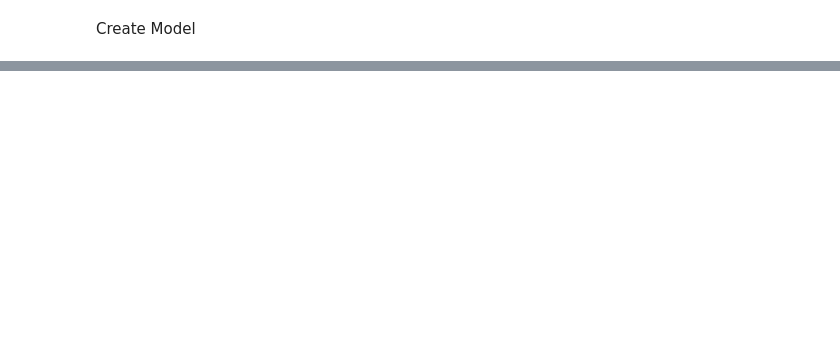
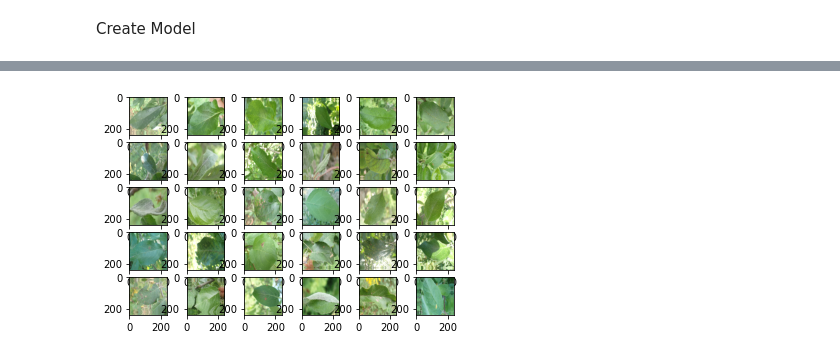
Before and after one commit to pegjul/DeepLearningModels, a Jupyter notebook: Transformer/Transformer.ipynb, the cells around one changed output, grey strips where cells are left out. Saved outputs shown, nothing was run; the diff lists cells and outputs as text; code cells hidden in the pictures; blank space fills up the shorter version.

Commit message:
Added a Transformer network using EfficientNet1 as base. Dataset trained for Plant Pathology 2021 - FGVC8 Kaggle competition

```diff
--- a/Transformer/Transformer.ipynb
+++ b/Transformer/Transformer.ipynb
@@ -90,0 +23,11 @@ INFO:tensorflow:Using MirroredStrategy with devices ('/job:localhost/replica:0/t
+# %%
+import json
+with open('config.json', 'r') as f:
+    config = json.load(f)
+
+img_shape = config["img_shape"]
+batch_size = config["batch_size"]
+from_logits = config["from_logits"]
+learning_rate = config["learning_rate"]
+weight_decay = config["weight_decay"]
+num_epochs = config["num_epochs"]
@@ -92,0 +107,25 @@ Create Model
+# %%
+data_augmentation = tf.keras.Sequential(
+    [
+        tfl.experimental.preprocessing.RandomFlip("horizontal"),
+        tfl.experimental.preprocessing.RandomFlip("vertical"),
+        tfl.experimental.preprocessing.RandomRotation(factor=0.02),
+        tfl.experimental.preprocessing.RandomZoom(height_factor=0.2, width_factor=0.2),
+    ],
+    name="data_augmentation",
+)
+
+site_x = int(np.floor(np.sqrt(batch_size)))
+site_y = int(np.ceil(np.sqrt(batch_size)))
+fig, axs = plt.subplots(site_x, site_y)
+for x in test_dataset:
+    imgs = data_augmentation(x[0])
+    for i in range(site_x):
+        for j in range(site_y):
+            if site_x > 1:
+                axs[i, j].imshow(imgs[i*site_y+j])
+            else:
+                axs[j].imshow(imgs[j])
+    break
+# %% [output]
+[figure, added]
```
Also changed, not shown: parts of 20 cells of this notebook, 2 other files.
